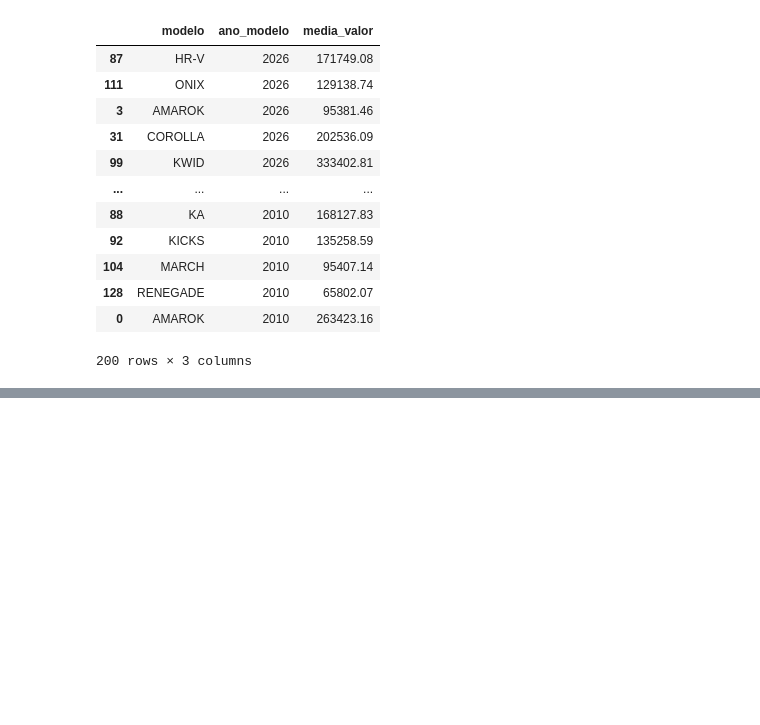
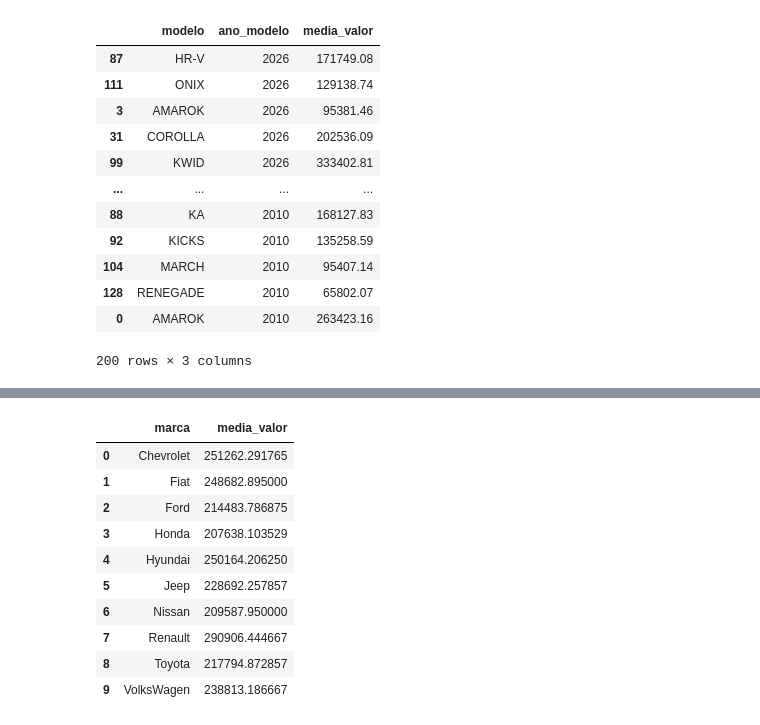
Before and after one commit to Maniezzi12345/pipeline-etl-fipe, a Jupyter notebook: analise/analise_fipe.ipynb, the cells around one changed output, grey strips where cells are left out. Saved outputs shown, nothing was run; the diff lists cells and outputs as text; code cells hidden in the pictures; blank space fills up the shorter version.

```diff
--- a/analise/analise_fipe.ipynb
+++ b/analise/analise_fipe.ipynb
@@ -385,0 +465,23 @@ print(query_8)
+# %%
+# "Quais marcas têm todos os seus modelos com preço acima de R$ 100.000 — mostrando a marca e a média de preços?"
+
+# marcas,model,media de preco
+
+df = fato_preco.merge(dim_modelo, on="id_modelo")\
+               .merge(dim_marca, on="id_marca")\
+               [lambda df:df["valor"] > 100000]\
+               .groupby("marca")["valor"].mean().reset_index()\
+               .rename(columns={"valor":"media_valor"})
+df
+# %% [output]
+|  | marca | media_valor |
+| 0 | Chevrolet | 251262.291765 |
+| 1 | Fiat | 248682.895000 |
+| 2 | Ford | 214483.786875 |
+| 3 | Honda | 207638.103529 |
+| 4 | Hyundai | 250164.206250 |
+| 5 | Jeep | 228692.257857 |
+| 6 | Nissan | 209587.950000 |
+| 7 | Renault | 290906.444667 |
+| 8 | Toyota | 217794.872857 |
+| 9 | VolksWagen | 238813.186667 |
```
Also changed, not shown: parts of 4 cells of this notebook.
